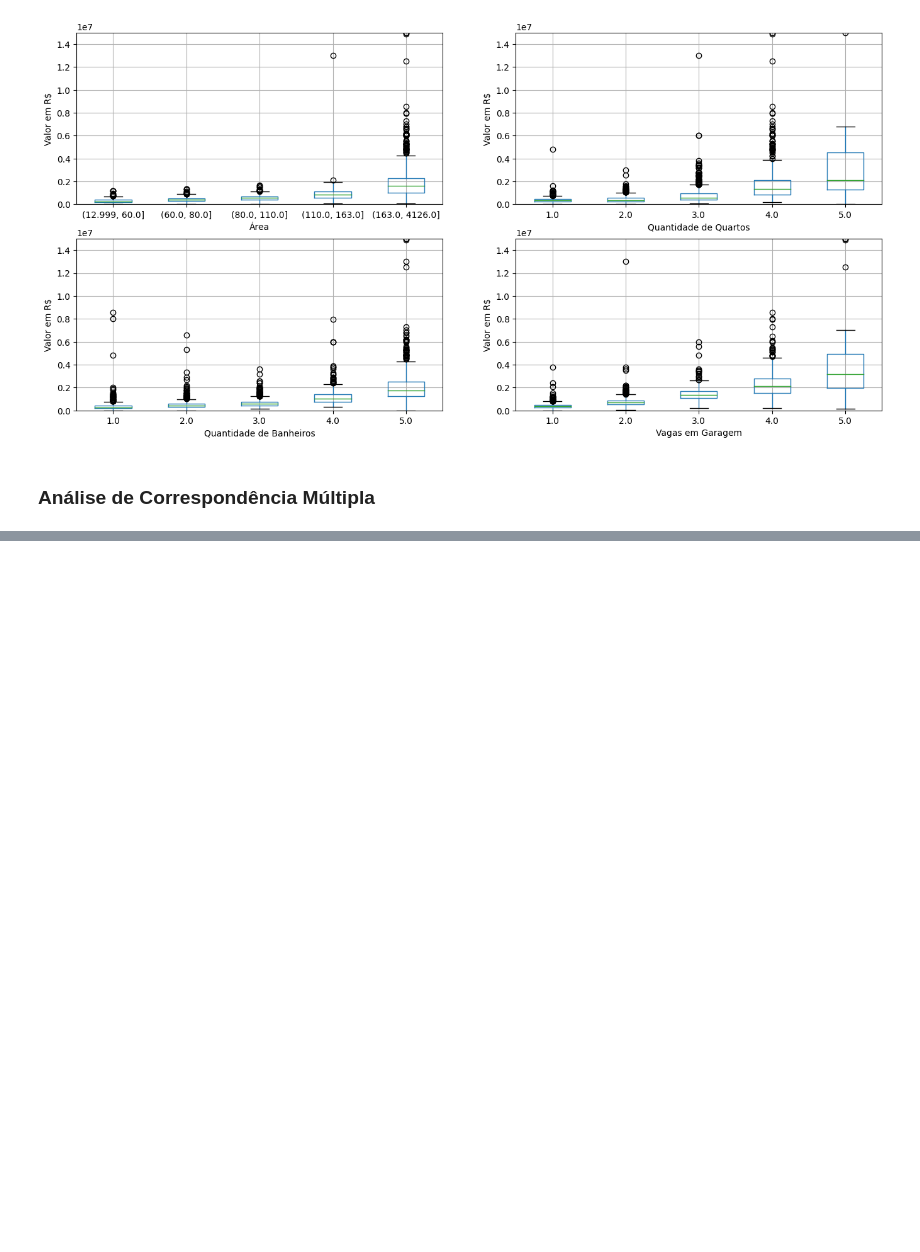
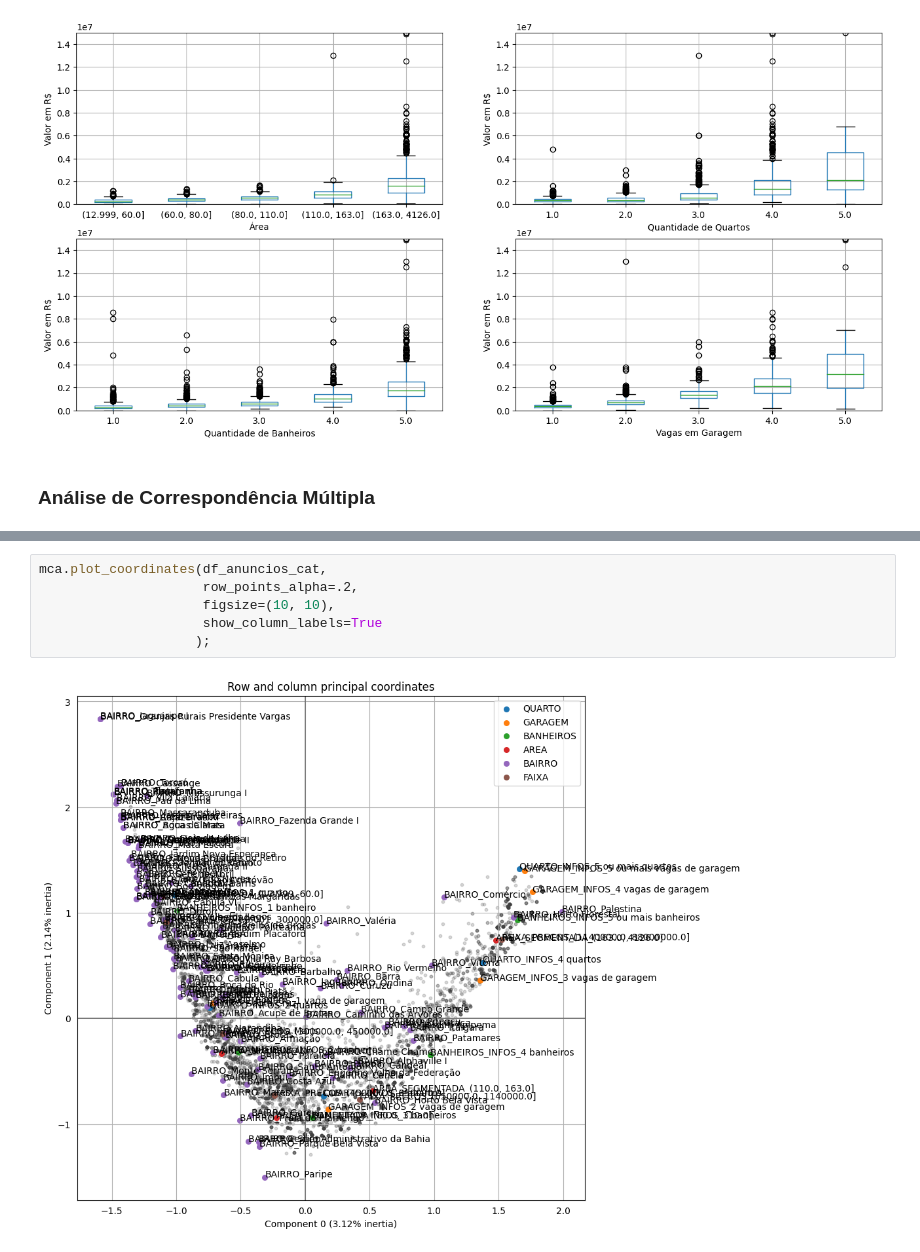
Before and after one commit to danrmoliv/apartment_prices_olx, a Jupyter notebook: precos_apartamentos.ipynb, the cells around one changed output, grey strips where cells are left out. Drawn from its saved outputs; the diff is of its cells as text; blank space fills up the shorter version.

```diff
--- a/precos_apartamentos.ipynb
+++ b/precos_apartamentos.ipynb
@@ -327,0 +504,8 @@ plt.show()
+# %%
+mca.plot_coordinates(df_anuncios_cat,
+                     row_points_alpha=.2,
+                     figsize=(10, 10),
+                     show_column_labels=True
+                    );
+# %% [output]
+[figure, added]
```
Also changed, not shown: parts of 16 cells of this notebook, 2 other files.
